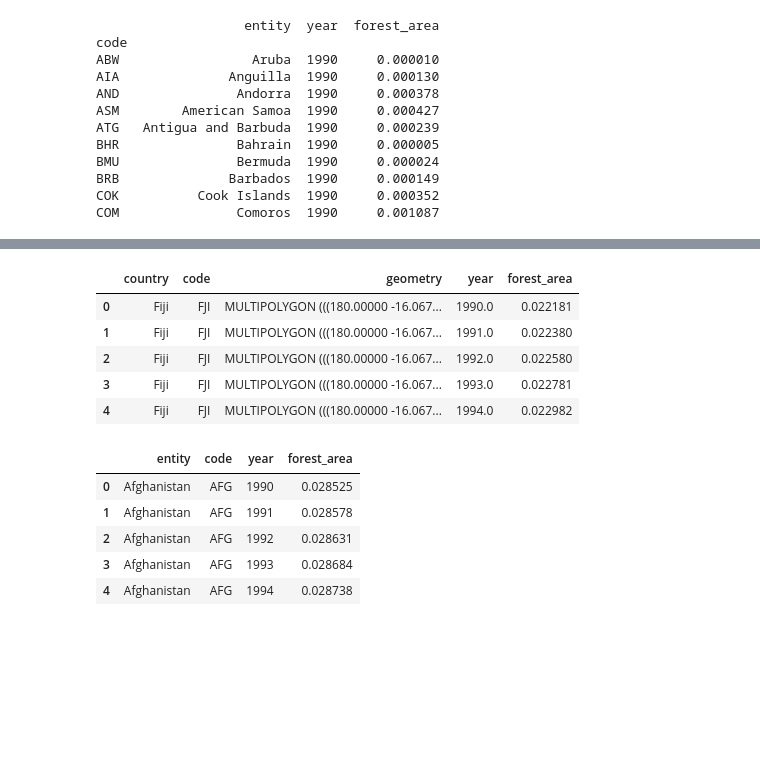
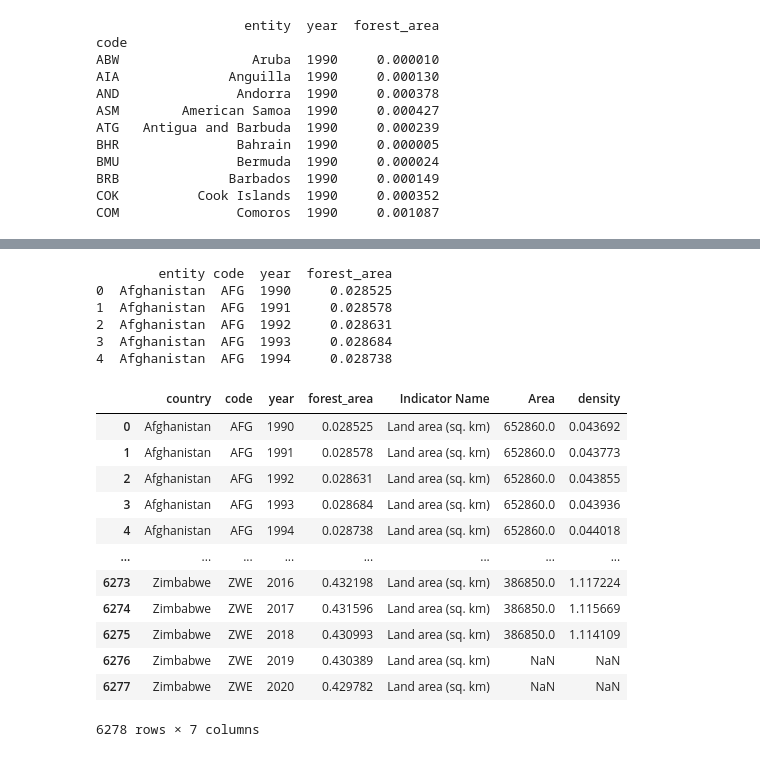
Before and after one commit to jshamsho/Python-Practice, a Jupyter notebook: forests/forests.ipynb, the cells around one changed output, grey strips where cells are left out. Cells and saved outputs as stored; diff of their text form; code cells hidden in the pictures; blank space fills up the shorter version.

```diff
--- a/forests/forests.ipynb
+++ b/forests/forests.ipynb
@@ -194,18 +135,31 @@ Operation aborted.  Exiting.
-# %%
-forest_area_map = pd.merge(gdf, forest_area, how='left', on='code').drop(['entity'], axis=1)
-# %% [output]
-|  | country | code | geometry | year | forest_area |
-| 0 | Fiji | FJI | MULTIPOLYGON (((180.00000 -16.067... | 1990.0 | 0.022181 |
-| 1 | Fiji | FJI | MULTIPOLYGON (((180.00000 -16.067... | 1991.0 | 0.022380 |
-| 2 | Fiji | FJI | MULTIPOLYGON (((180.00000 -16.067... | 1992.0 | 0.022580 |
-| 3 | Fiji | FJI | MULTIPOLYGON (((180.00000 -16.067... | 1993.0 | 0.022781 |
-| 4 | Fiji | FJI | MULTIPOLYGON (((180.00000 -16.067... | 1994.0 | 0.022982 |
-# %%
-forest_area.head()
-# %% [output]
-|  | entity | code | year | forest_area |
-| 0 | Afghanistan | AFG | 1990 | 0.028525 |
-| 1 | Afghanistan | AFG | 1991 | 0.028578 |
-| 2 | Afghanistan | AFG | 1992 | 0.028631 |
-| 3 | Afghanistan | AFG | 1993 | 0.028684 |
-| 4 | Afghanistan | AFG | 1994 | 0.028738 |
+# %%
+print(forest_area.head())
+area_dict = {str(x):'Area' + str(x) for x in np.arange(1960, 2021)}
+area.rename(columns=area_dict, inplace=True)
+area_long = pd.wide_to_long(area, 'Area', i='Country Code', j='year')
+area_long.reset_index(inplace=True)
+forest_density = forest_area.merge(area_long, left_on=['code', 'year'],\
+    right_on=['Country Code', 'year'], how='inner')
+forest_density['density'] = 1e6 * forest_density['forest_area'] / forest_density['Area']
+forest_density.drop(['Country Code', 'Country Name', 'Indicator Code', 'Unnamed: 65'], axis=1, inplace=True)
+forest_density.rename(columns={'entity':'country'}, inplace=True)
+# %% [output]
+        entity code  year  forest_area
+0  Afghanistan  AFG  1990     0.028525
+1  Afghanistan  AFG  1991     0.028578
+2  Afghanistan  AFG  1992     0.028631
+3  Afghanistan  AFG  1993     0.028684
+4  Afghanistan  AFG  1994     0.028738
+|  | country | code | year | forest_area | Indicator Name | Area | density |
+| 0 | Afghanistan | AFG | 1990 | 0.028525 | Land area (sq. km) | 652860.0 | 0.043692 |
+| 1 | Afghanistan | AFG | 1991 | 0.028578 | Land area (sq. km) | 652860.0 | 0.043773 |
+| 2 | Afghanistan | AFG | 1992 | 0.028631 | Land area (sq. km) | 652860.0 | 0.043855 |
+| 3 | Afghanistan | AFG | 1993 | 0.028684 | Land area (sq. km) | 652860.0 | 0.043936 |
+| 4 | Afghanistan | AFG | 1994 | 0.028738 | Land area (sq. km) | 652860.0 | 0.044018 |
+| ... | ... | ... | ... | ... | ... | ... | ... |
+| 6273 | Zimbabwe | ZWE | 2016 | 0.432198 | Land area (sq. km) | 386850.0 | 1.117224 |
+| 6274 | Zimbabwe | ZWE | 2017 | 0.431596 | Land area (sq. km) | 386850.0 | 1.115669 |
+| 6275 | Zimbabwe | ZWE | 2018 | 0.430993 | Land area (sq. km) | 386850.0 | 1.114109 |
+| 6276 | Zimbabwe | ZWE | 2019 | 0.430389 | Land area (sq. km) | NaN | NaN |
+| 6277 | Zimbabwe | ZWE | 2020 | 0.429782 | Land area (sq. km) | NaN | NaN |
+6278 rows × 7 columns
```
Also changed, not shown: parts of 14 cells of this notebook.
